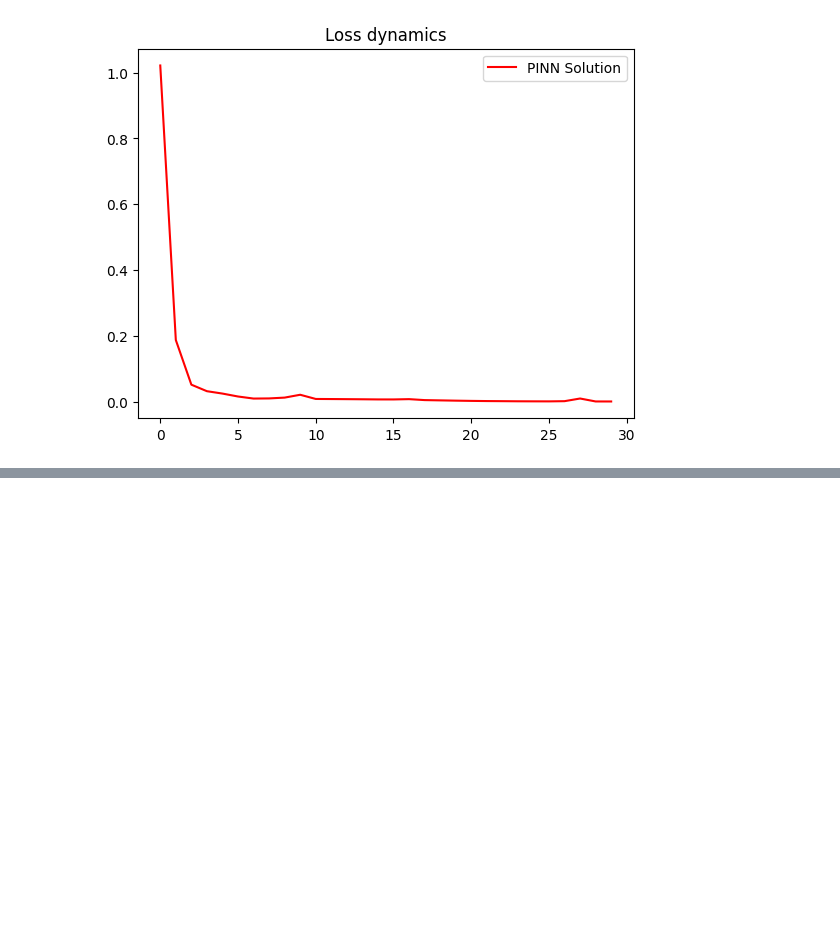
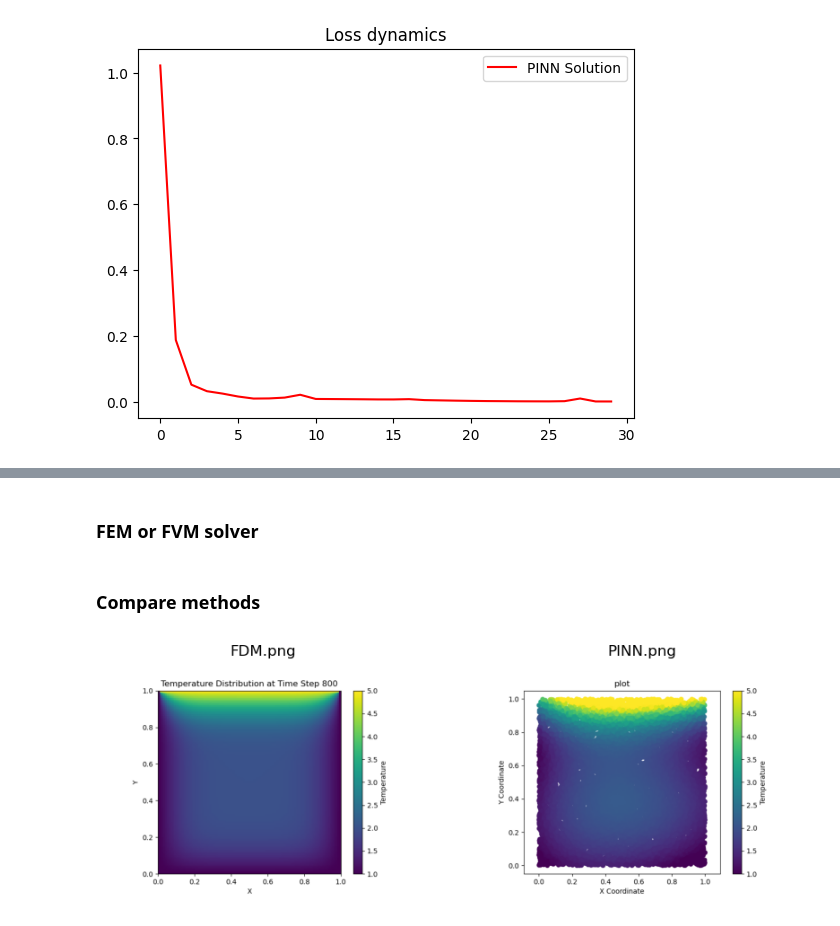
Before and after one commit to DikovAlexandr/PINN, a Jupyter notebook: OscillatorAndHeat.ipynb, the cells around one changed output, grey strips where cells are left out. Cells and saved outputs as stored; diff of their text form; code cells hidden in the pictures; blank space fills up the shorter version.

```diff
--- a/OscillatorAndHeat.ipynb
+++ b/OscillatorAndHeat.ipynb
@@ -540,0 +600,2 @@ plt.show()
+# %% [markdown]
+### FEM or FVM solver
@@ -540,0 +604,24 @@ plt.show()
+# %% [markdown]
+### Compare methods
+# %%
+images_folder = "images"
+image_files = os.listdir(images_folder)
+image_files = [f for f in image_files if f.endswith(".png") and (f.startswith("PINN") or f.startswith("FDM"))]
+
+if len(image_files) == 2:
+    image1 = imread(os.path.join(images_folder, image_files[0]))
+    image2 = imread(os.path.join(images_folder, image_files[1]))
+
+    fig, axes = plt.subplots(1, 2, figsize=(10, 5))
+
+    axes[0].imshow(image1)
+    axes[0].set_title(image_files[0])
+    axes[0].axis("off")
+
+    axes[1].imshow(image2)
+    axes[1].set_title(image_files[1])
+    axes[1].axis("off")
+
+    plt.show()
+# %% [output]
+[figure, added]
```
Also changed, not shown: parts of 36 cells of this notebook, 3 other files.
